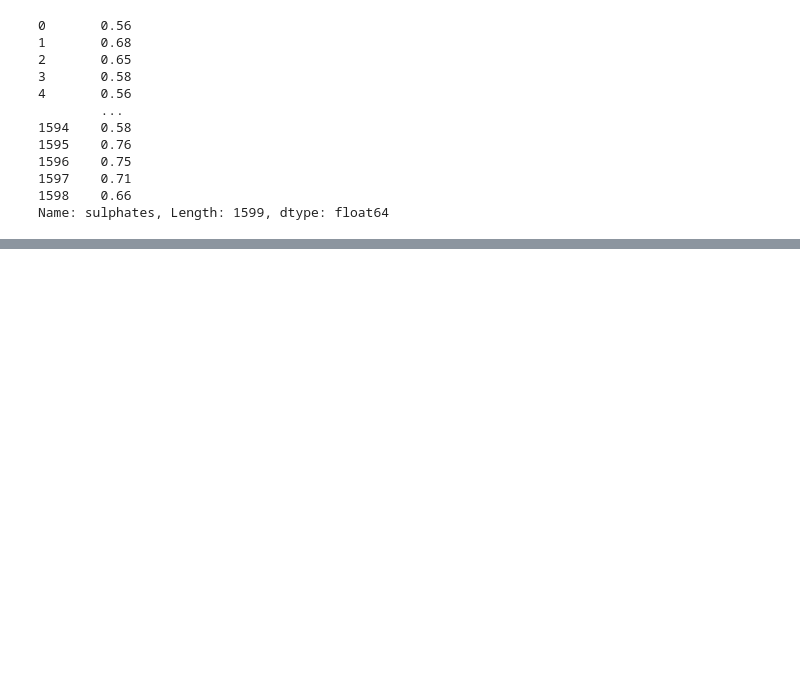
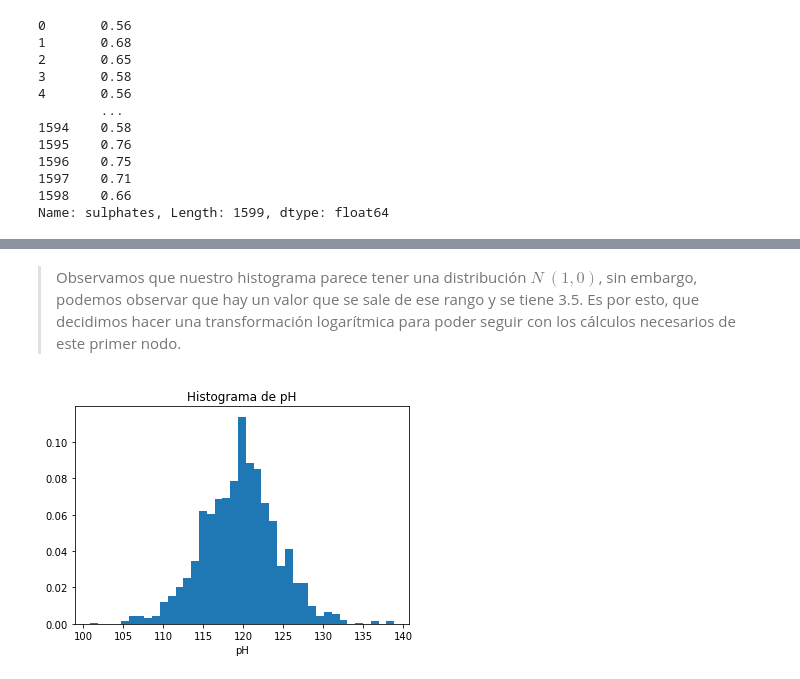
Before and after one commit to feramdor/Proyecto_Amador_Gonzalez, a Jupyter notebook: Proyecto_Amador_Gonzalez.ipynb, the cells around one changed output, grey strips where cells are left out. Cells and saved outputs as stored; diff of their text form; code cells hidden in the pictures; blank space fills up the shorter version.

Commit message:
Se agregó código del primer nodo

```diff
--- a/Proyecto_Amador_Gonzalez.ipynb
+++ b/Proyecto_Amador_Gonzalez.ipynb
@@ -318,0 +451,12 @@ def trans_inversa(dist, params, size):
+# %% [markdown]
+> Observamos que nuestro histograma parece tener una distribución $N~(1,0)$, sin embargo, podemos observar que hay un valor que se sale de ese rango y se tiene 3.5. Es por esto, que decidimos hacer una transformación logarítmica para poder seguir con los cálculos necesarios de este primer nodo.
+# %%
+# Histograma de pH
+ndata_ph = np.log(data_ph) * 100
+y, x , _ = plt.hist(ndata_ph,
+                    bins = 'auto',
+                    density = True)
+plt.xlabel('pH')
+plt.title('Histograma de pH');
+# %% [output]
+[figure, added]
```
Also changed, not shown: parts of 38 cells of this notebook, 1 other file.
